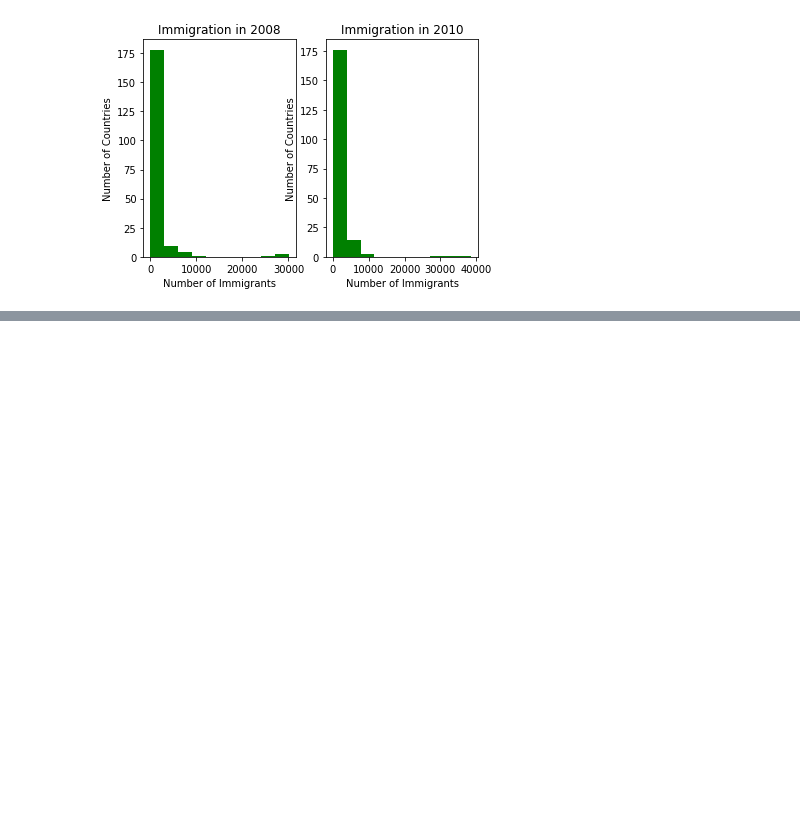
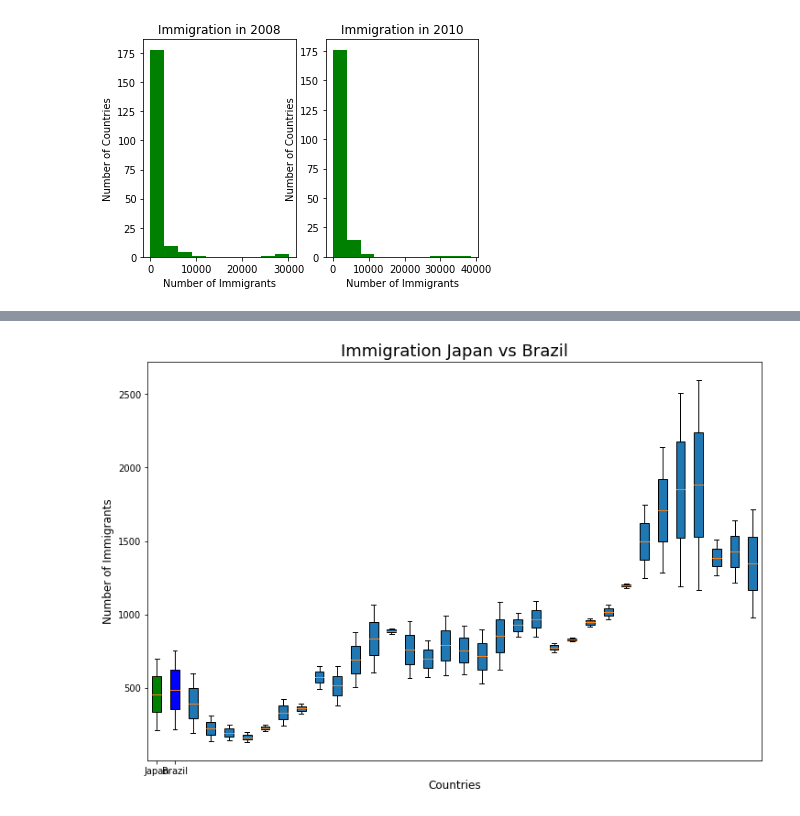
Before and after one commit to El-Nico/data-visualization-communication-with-python, a Jupyter notebook: Immigration_Canada_02.ipynb, the cells around one changed output, grey strips where cells are left out. Saved outputs shown, nothing was run; the diff lists cells and outputs as text; code cells hidden in the pictures; blank space fills up the shorter version.

```diff
--- a/Immigration_Canada_02.ipynb
+++ b/Immigration_Canada_02.ipynb
@@ -321,0 +335,22 @@ Text(0.5, 0, 'Number of Immigrants')
+# %%
+#MULTIPLE BOX PLOTS
+
+fig = plt.figure(1, figsize=(12,8))
+
+JB = dataset.loc[['Japan', 'Brazil'], years].transpose()
+
+box = plt.boxplot(JB, patch_artist=True)
+
+# fill with colors
+colors = ['green','blue']
+
+for patch, color in zip(box['boxes'], colors):
+    patch.set_facecolor(color)
+
+plt.title('Immigration Japan vs Brazil', size=18)
+plt.ylabel('Number of Immigrants', size=12)
+plt.xlabel('Countries', size=12)
+plt.xticks([1, 2], ['Japan','Brazil'])
+plt.show()
+# %% [output]
+[figure, added]
```
Also changed, not shown: parts of 7 cells of this notebook.
